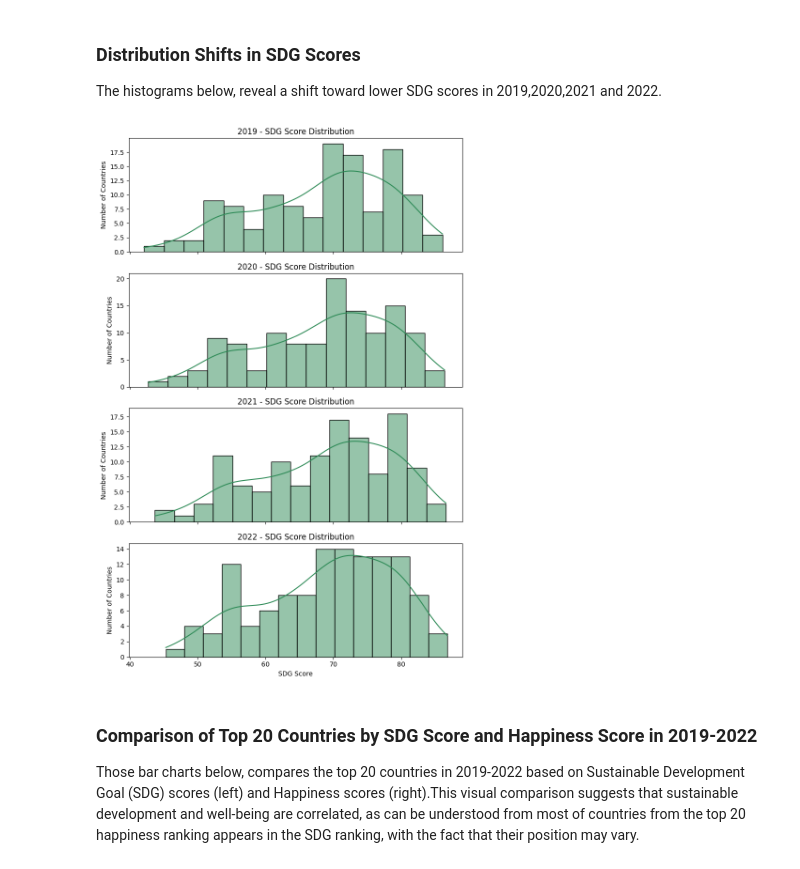
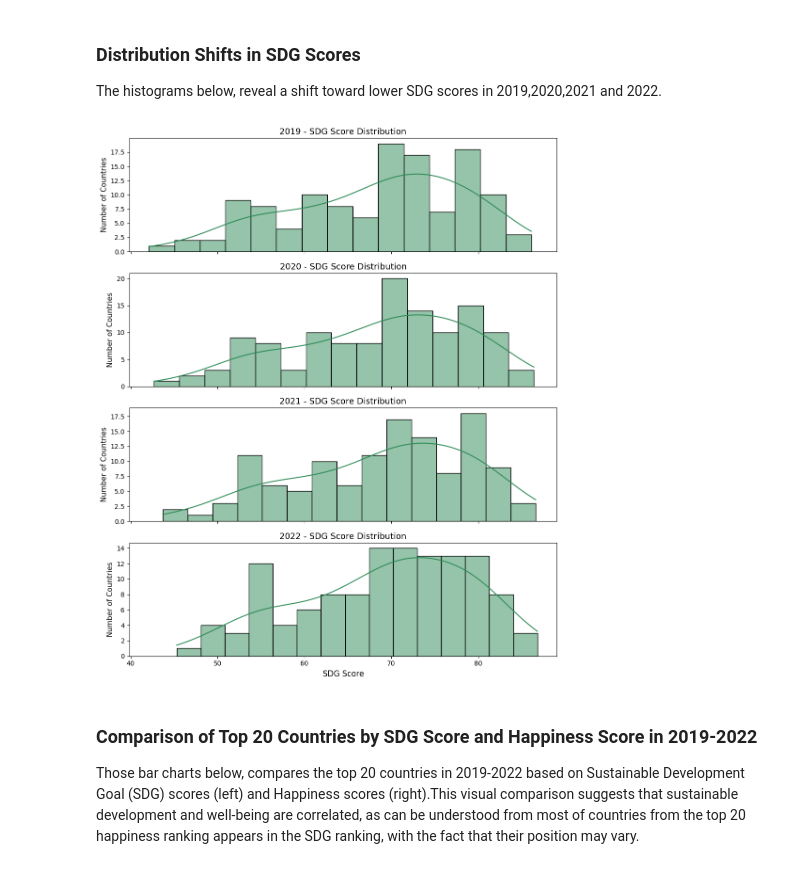
Before and after one commit to safiyenarman/DSA210-Project, a Jupyter notebook: data_visualization.ipynb, the cells around one changed output. Drawn from its saved outputs; the diff is of its cells as text; code cells hidden in the pictures.

```diff
--- a/data_visualization.ipynb
+++ b/data_visualization.ipynb
@@ -23,18 +23,25 @@ df_normalized['Happiness score %'] = df.groupby('Year')['Happiness score'].trans
 
 The histograms below, reveal a shift toward lower happiness scores in 2019,2020,2021 and 2022.
 # %%
+import matplotlib.pyplot as plt
+import seaborn as sns
+
 years = sorted(df['Year'].unique())
 
-fig, axes = plt.subplots(len(years), 1, figsize=(8, 12), sharex=True)
+fig, axes = plt.subplots(len(years), 1, figsize=(10, 12), sharex=True)
 
 for i, year in enumerate(years):
-    data = df[df['Year'] == year]
-    sns.histplot(data['Happiness score'], kde=True, bins=15, color='orange', ax=axes[i])
-    axes[i].set_title(f"{year} - Happiness Score Distribution")
-    axes[i].set_ylabel("Number of Countries")
+    data = df[df['Year'] == year]['Happiness score']
 
-axes[-1].set_xlabel("Happiness Score")
-plt.subplots_adjust(hspace=0.4)
+    sns.histplot(data, kde=True, bins=15, color='orange', ax=axes[i], edgecolor='black', stat='count', kde_kws={"bw_adjust": 1.2})
+
+    axes[i].set_title(f"{year} - Happiness Score Distribution", fontsize=13)
+    axes[i].set_ylabel("Number of Countries", fontsize=11)
+    axes[i].tick_params(axis='both', labelsize=10)
+
+axes[-1].set_xlabel("Happiness Score", fontsize=12)
+
+plt.subplots_adjust(hspace=0.5)
 plt.tight_layout()
 plt.show()
 # %% [output]
@@ -44,22 +51,30 @@ plt.show()
 
 The histograms below, reveal a shift toward lower SDG scores in 2019,2020,2021 and 2022.
 # %%
+import matplotlib.pyplot as plt
+import seaborn as sns
+
 years = sorted(df['Year'].unique())
 
-fig, axes = plt.subplots(len(years), 1, figsize=(8, 12), sharex=True)
+fig, axes = plt.subplots(len(years), 1, figsize=(10, 12), sharex=True)
 
 for i, year in enumerate(years):
-    data = df[df['Year'] == year]
-    sns.histplot(data['SDG Score'], kde=True, bins=15, color='seagreen', ax=axes[i])
-    axes[i].set_title(f"{year} - SDG Score Distribution")
-    axes[i].set_ylabel("Number of Countries")
+    data = df[df['Year'] == year]['SDG Score']
 
-axes[-1].set_xlabel("SDG Score")
-plt.subplots_adjust(hspace=0.4)
+    sns.histplot(data, kde=True, bins=15, color='seagreen', ax=axes[i], edgecolor='black', stat='count', kde_kws={"bw_adjust": 1.2})
+
+    axes[i].set_title(f"{year} - SDG Score Distribution", fontsize=13)
+    axes[i].set_ylabel("Number of Countries", fontsize=11)
+    axes[i].tick_params(axis='both', labelsize=10)
+
+# Set x-axis label only for the bottom plot
+axes[-1].set_xlabel("SDG Score", fontsize=12)
+
+plt.subplots_adjust(hspace=0.5)  # Slightly more spacing
 plt.tight_layout()
 plt.show()
 # %% [output]
-[figure, old version]
+[figure, new version]
 # %% [markdown]
 ### Comparison of Top 20 Countries by SDG Score and Happiness Score in 2019-2022
 
```
Also changed, not shown: parts of 3 cells of this notebook.
